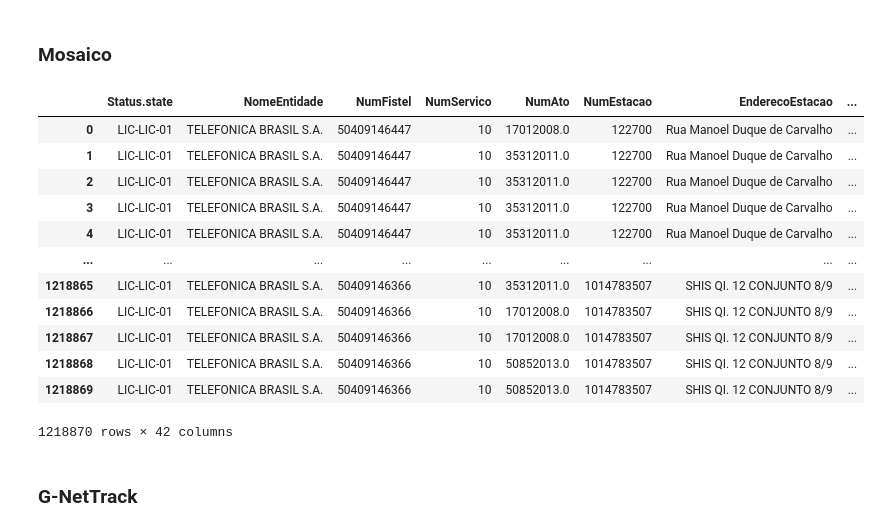
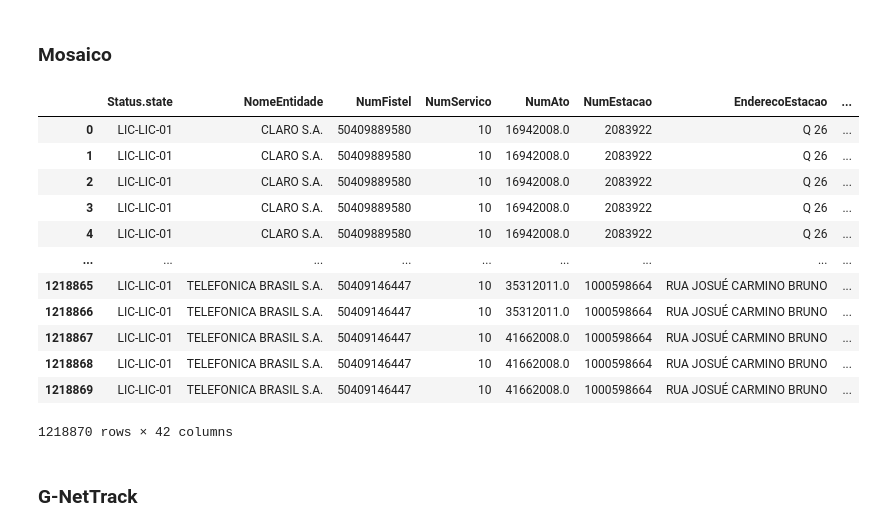
Before and after one commit to intrig-unicamp/hackathon5G, a Jupyter notebook: challenges/submission-template.ipynb, the cells around one changed output. Saved outputs shown, nothing was run; the diff lists cells and outputs as text; code cells hidden in the pictures.

Commit message:
update data acquirement in notebooks

```diff
--- a/challenges/submission-template.ipynb
+++ b/challenges/submission-template.ipynb
@@ -45,38 +39,33 @@ def pd_insert_beside(df, column_name, value):
 ## Carregando os dados
 # %%
 DATA_PATH_PREFIX = '../datasets'
-MOSAICO_PATH = f'{DATA_PATH_PREFIX}/mosaico'
-GNETTRACKPRO_PATH = f'{DATA_PATH_PREFIX}/g-nettrack-pro'
-YOUTUBE_QOE_PCAP_PATH = f'{DATA_PATH_PREFIX}/youtube-qoe-pcap'
+MOSAICO_PATH = os.path.join(DATA_PATH_PREFIX, 'mosaico')
+GNETTRACKPRO_PATH = os.path.join(DATA_PATH_PREFIX, 'g-nettrack-pro')
+YOUTUBE_QOE_PATH = os.path.join(DATA_PATH_PREFIX, 'youtube-qoe')
 # %% [markdown]
 ### Mosaico
 # %%
-regions = [
-    'são-paulo',
-    'campinas',
-    'rio-de-janeiro',
-    'brasília',
-]
+datasets = [ os.path.join(MOSAICO_PATH, file) for file in os.listdir(MOSAICO_PATH) ]
 
-ERBs = pd.concat([ pd.read_csv(f'{MOSAICO_PATH}/mosaico-erbs-{region}.zip', encoding='iso-8859-1', low_memory=False) for region in regions ], ignore_index=True).copy()
+ERBs = pd.concat([ pd.read_csv(dataset, encoding='iso-8859-1', low_memory=False) for dataset in datasets ], ignore_index=True).copy()
 ERBs.replace({ 'Tecnologia': { 'NR ': 'NR', 'WDCMA': 'WCDMA' } }, inplace=True)
 pd_insert_beside(ERBs, 'Tecnologia_gen', ERBs.Tecnologia.map({ 'GSM': '2G', 'WCDMA': '3G', 'LTE': '4G', 'NR': '5G' }))
 ERBs.Azimute = ERBs.Azimute.str.replace(',', '.').replace('V', np.nan).astype(np.float64)
 pd_insert_beside(ERBs, 'Azimute_rad', ERBs.Azimute.apply(lambda val: val * np.pi/180))
 ERBs
 # %% [output]
 |  | Status.state | NomeEntidade | NumFistel | NumServico | NumAto | NumEstacao | EnderecoEstacao | ... |
-| 0 | LIC-LIC-01 | TELEFONICA BRASIL S.A. | 50409146447 | 10 | 17012008.0 | 122700 | Rua Manoel Duque de Carvalho | ... |
-| 1 | LIC-LIC-01 | TELEFONICA BRASIL S.A. | 50409146447 | 10 | 35312011.0 | 122700 | Rua Manoel Duque de Carvalho | ... |
-| 2 | LIC-LIC-01 | TELEFONICA BRASIL S.A. | 50409146447 | 10 | 35312011.0 | 122700 | Rua Manoel Duque de Carvalho | ... |
-| 3 | LIC-LIC-01 | TELEFONICA BRASIL S.A. | 50409146447 | 10 | 35312011.0 | 122700 | Rua Manoel Duque de Carvalho | ... |
-| 4 | LIC-LIC-01 | TELEFONICA BRASIL S.A. | 50409146447 | 10 | 35312011.0 | 122700 | Rua Manoel Duque de Carvalho | ... |
+| 0 | LIC-LIC-01 | CLARO S.A. | 50409889580 | 10 | 16942008.0 | 2083922 | Q 26 | ... |
+| 1 | LIC-LIC-01 | CLARO S.A. | 50409889580 | 10 | 16942008.0 | 2083922 | Q 26 | ... |
+| 2 | LIC-LIC-01 | CLARO S.A. | 50409889580 | 10 | 16942008.0 | 2083922 | Q 26 | ... |
+| 3 | LIC-LIC-01 | CLARO S.A. | 50409889580 | 10 | 16942008.0 | 2083922 | Q 26 | ... |
+| 4 | LIC-LIC-01 | CLARO S.A. | 50409889580 | 10 | 16942008.0 | 2083922 | Q 26 | ... |
 | ... | ... | ... | ... | ... | ... | ... | ... | ... |
-| 1218865 | LIC-LIC-01 | TELEFONICA BRASIL S.A. | 50409146366 | 10 | 35312011.0 | 1014783507 | SHIS QI. 12 CONJUNTO 8/9 | ... |
-| 1218866 | LIC-LIC-01 | TELEFONICA BRASIL S.A. | 50409146366 | 10 | 17012008.0 | 1014783507 | SHIS QI. 12 CONJUNTO 8/9 | ... |
-| 1218867 | LIC-LIC-01 | TELEFONICA BRASIL S.A. | 50409146366 | 10 | 17012008.0 | 1014783507 | SHIS QI. 12 CONJUNTO 8/9 | ... |
-| 1218868 | LIC-LIC-01 | TELEFONICA BRASIL S.A. | 50409146366 | 10 | 50852013.0 | 1014783507 | SHIS QI. 12 CONJUNTO 8/9 | ... |
-| 1218869 | LIC-LIC-01 | TELEFONICA BRASIL S.A. | 50409146366 | 10 | 50852013.0 | 1014783507 | SHIS QI. 12 CONJUNTO 8/9 | ... |
+| 1218865 | LIC-LIC-01 | TELEFONICA BRASIL S.A. | 50409146447 | 10 | 35312011.0 | 1000598664 | RUA JOSUÉ CARMINO BRUNO | ... |
+| 1218866 | LIC-LIC-01 | TELEFONICA BRASIL S.A. | 50409146447 | 10 | 35312011.0 | 1000598664 | RUA JOSUÉ CARMINO BRUNO | ... |
+| 1218867 | LIC-LIC-01 | TELEFONICA BRASIL S.A. | 50409146447 | 10 | 41662008.0 | 1000598664 | RUA JOSUÉ CARMINO BRUNO | ... |
+| 1218868 | LIC-LIC-01 | TELEFONICA BRASIL S.A. | 50409146447 | 10 | 41662008.0 | 1000598664 | RUA JOSUÉ CARMINO BRUNO | ... |
+| 1218869 | LIC-LIC-01 | TELEFONICA BRASIL S.A. | 50409146447 | 10 | 41662008.0 | 1000598664 | RUA JOSUÉ CARMINO BRUNO | ... |
 1218870 rows × 42 columns
 # %% [markdown]
 ### G-NetTrack
```
Also changed, not shown: parts of 3 cells of this notebook, 1 other file.
